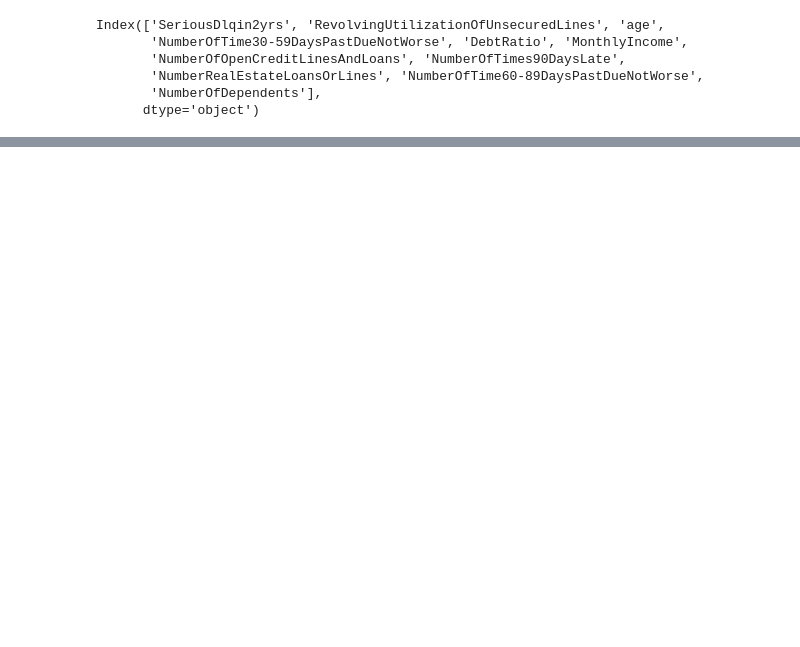
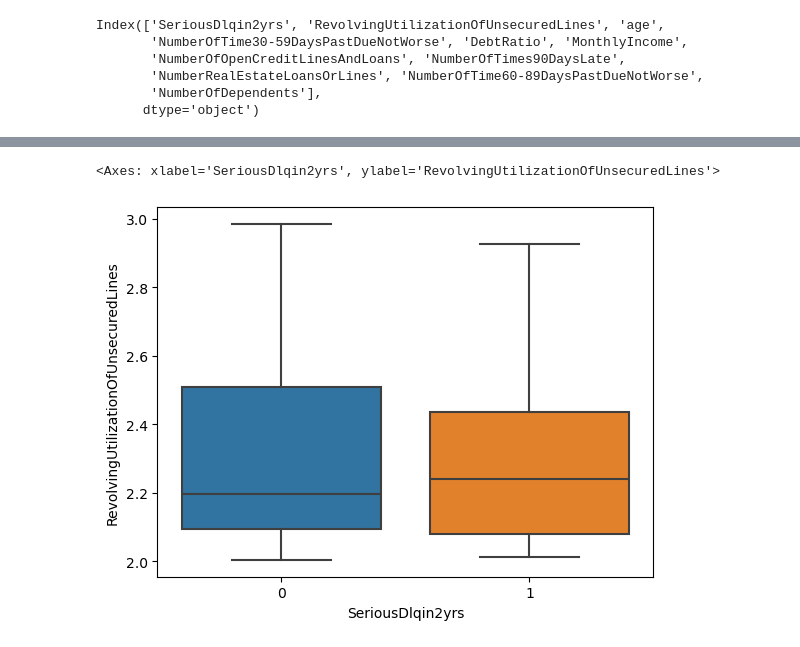
Before and after one commit to spirnia/Give-Me-Some-Credit, a Jupyter notebook: models/data_processing.ipynb, the cells around one changed output, grey strips where cells are left out. Saved outputs shown, nothing was run; the diff lists cells and outputs as text; code cells hidden in the pictures; blank space fills up the shorter version.

```diff
--- a/models/data_processing.ipynb
+++ b/models/data_processing.ipynb
@@ -157,0 +118,5 @@ array([[41625,   367],
+# %%
+sns.boxplot(df[(df['RevolvingUtilizationOfUnsecuredLines']>2) & (df['RevolvingUtilizationOfUnsecuredLines']<3)],x='SeriousDlqin2yrs',y='RevolvingUtilizationOfUnsecuredLines')
+# %% [output]
+<Axes: xlabel='SeriousDlqin2yrs', ylabel='RevolvingUtilizationOfUnsecuredLines'>
+[figure, added]
```
Also changed, not shown: parts of 106 cells of this notebook, 2 other files.
